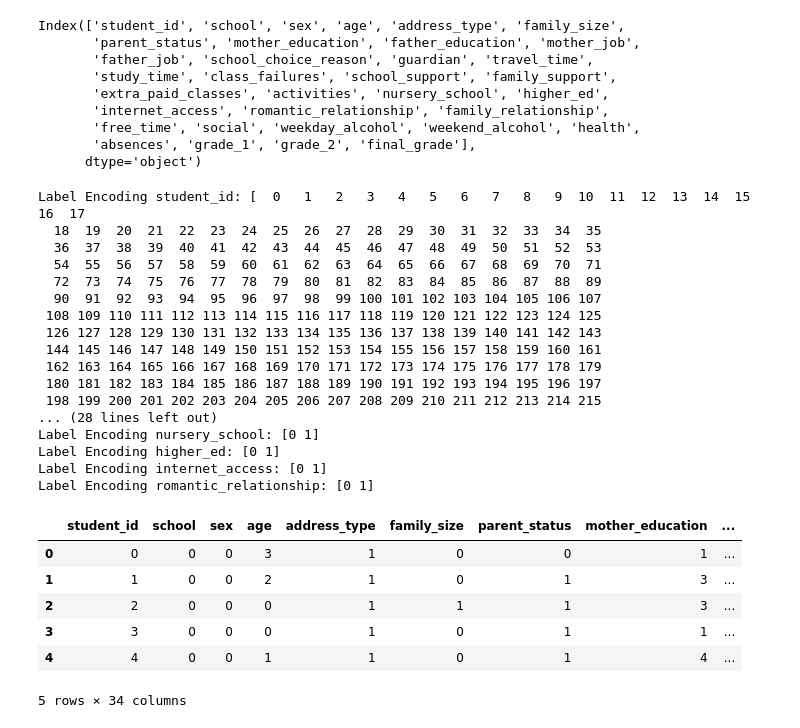
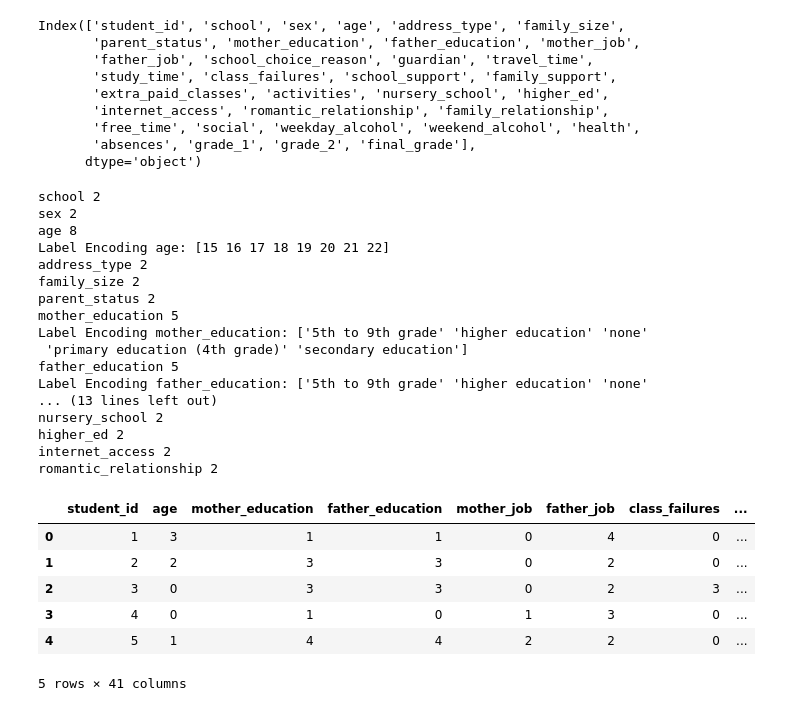
Before and after one commit to stefkwan/pytn_300725, a Jupyter notebook: sesi16_FinalProject.ipynb, the cells around one changed output. Cells and saved outputs as stored; diff of their text form; code cells hidden in the pictures.

```diff
--- a/sesi16_FinalProject.ipynb
+++ b/sesi16_FinalProject.ipynb
@@ -66,43 +71,52 @@ Index(['student_id', 'school', 'sex', 'age', 'address_type', 'family_size',
 # %%
 df_student2 = df_student.copy()
 # %%
-cols_toencode = ['student_id', 'school', 'sex', 'age', 'address_type', 'family_size',
+cols_toencode = ['school', 'sex', 'age', 'address_type', 'family_size',
        'parent_status', 'mother_education', 'father_education', 'mother_job',
        'father_job', 'school_choice_reason','guardian', 'travel_time',
        'study_time', 'school_support', 'family_support',
        'extra_paid_classes', 'activities', 'nursery_school', 'higher_ed',
        'internet_access', 'romantic_relationship']
 
 for col in cols_toencode:
 
-    # label encoding
-    le = LabelEncoder()
-    df_student2[col] = le.fit_transform(df_student2[col])
-    print(f"Label Encoding {col}: {le.classes_}")
+    # # label encoding
+    # le = LabelEncoder()
+    # df_student2[col] = le.fit_transform(df_student2[col])
+    # print(f"Label Encoding {col}: {le.classes_}")
+
+    print(col, df_student2[col].nunique())
+    # pakai one-hot encoding untuk kolom dengan jumlah kategori yang sedikit
+    if df_student2[col].nunique() <= 4:
+        df_student2 = pd.get_dummies(df_student2, columns=[col], prefix=[col], drop_first=True, dtype=int)
+    else:
+        le = LabelEncoder()
+        df_student2[col] = le.fit_transform(df_student2[col])
+        print(f"Label Encoding {col}: {le.classes_}")
 
 df_student2.head()
 # %% [output]
-Label Encoding student_id: [  0   1   2   3   4   5   6   7   8   9  10  11  12  13  14  15  16  17
-  18  19  20  21  22  23  24  25  26  27  28  29  30  31  32  33  34  35
-  36  37  38  39  40  41  42  43  44  45  46  47  48  49  50  51  52  53
-  54  55  56  57  58  59  60  61  62  63  64  65  66  67  68  69  70  71
-  72  73  74  75  76  77  78  79  80  81  82  83  84  85  86  87  88  89
-  90  91  92  93  94  95  96  97  98  99 100 101 102 103 104 105 106 107
- 108 109 110 111 112 113 114 115 116 117 118 119 120 121 122 123 124 125
- 126 127 128 129 130 131 132 133 134 135 136 137 138 139 140 141 142 143
- 144 145 146 147 148 149 150 151 152 153 154 155 156 157 158 159 160 161
- 162 163 164 165 166 167 168 169 170 171 172 173 174 175 176 177 178 179
- 180 181 182 183 184 185 186 187 188 189 190 191 192 193 194 195 196 197
- 198 199 200 201 202 203 204 205 206 207 208 209 210 211 212 213 214 215
-... (28 lines left out)
-Label Encoding nursery_school: [0 1]
-Label Encoding higher_ed: [0 1]
-Label Encoding internet_access: [0 1]
-Label Encoding romantic_relationship: [0 1]
+school 2
+sex 2
+age 8
+Label Encoding age: [15 16 17 18 19 20 21 22]
+address_type 2
+family_size 2
+parent_status 2
+mother_education 5
+Label Encoding mother_education: ['5th to 9th grade' 'higher education' 'none'
+ 'primary education (4th grade)' 'secondary education']
+father_education 5
+Label Encoding father_education: ['5th to 9th grade' 'higher education' 'none'
+... (13 lines left out)
+nursery_school 2
+higher_ed 2
+internet_access 2
+romantic_relationship 2
-|  | student_id | school | sex | age | address_type | family_size | parent_status | mother_education | ... |
-| 0 | 0 | 0 | 0 | 3 | 1 | 0 | 0 | 1 | ... |
-| 1 | 1 | 0 | 0 | 2 | 1 | 0 | 1 | 3 | ... |
-| 2 | 2 | 0 | 0 | 0 | 1 | 1 | 1 | 3 | ... |
-| 3 | 3 | 0 | 0 | 0 | 1 | 0 | 1 | 1 | ... |
-| 4 | 4 | 0 | 0 | 1 | 1 | 0 | 1 | 4 | ... |
+|  | student_id | age | mother_education | father_education | mother_job | father_job | class_failures | ... |
+| 0 | 1 | 3 | 1 | 1 | 0 | 4 | 0 | ... |
+| 1 | 2 | 2 | 3 | 3 | 0 | 2 | 0 | ... |
+| 2 | 3 | 0 | 3 | 3 | 0 | 2 | 3 | ... |
+| 3 | 4 | 0 | 1 | 0 | 1 | 3 | 0 | ... |
+| 4 | 5 | 1 | 4 | 4 | 2 | 2 | 0 | ... |
-5 rows × 34 columns
+5 rows × 41 columns
```
Also changed, not shown: parts of 16 cells of this notebook.
